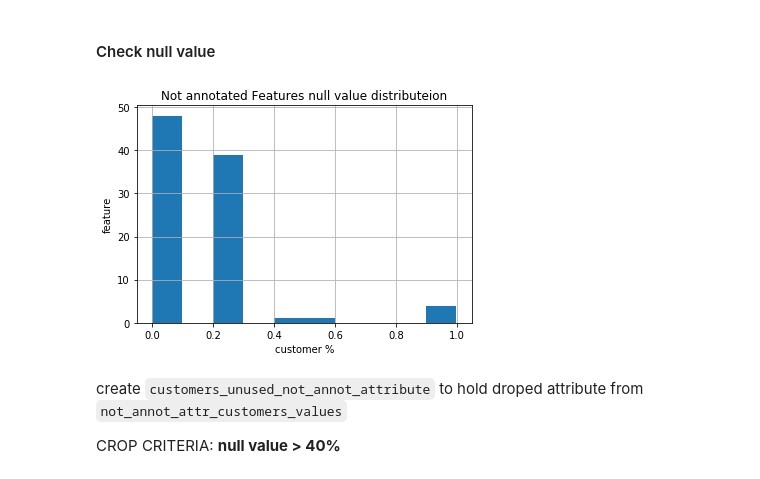
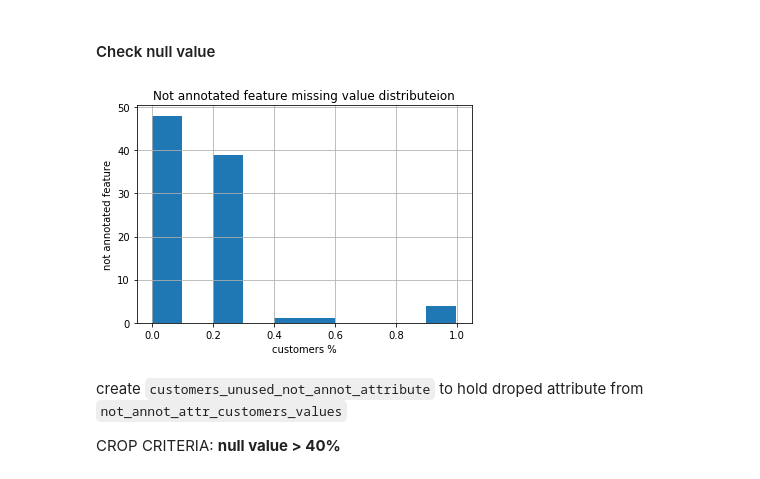
Before and after one commit to dragon7-fc/DSND-Capstone, a Jupyter notebook: Arvato Project Workbook.ipynb, the cells around one changed output. Saved outputs shown, nothing was run; the diff lists cells and outputs as text; code cells hidden in the pictures.

```diff
--- a/Arvato Project Workbook.ipynb
+++ b/Arvato Project Workbook.ipynb
@@ -467,12 +500,12 @@ memory usage: 136.0+ MB
 #### Check null value
 # %%
 customers_df[not_annot_attr_customers_values].isnull().mean().hist()
-plt.xlabel('customer %')
-plt.ylabel('feature')
-plt.title('Not annotated Features null value distributeion')
+plt.xlabel('customers %')
+plt.ylabel('not annotated feature')
+plt.title('Not annotated feature missing value distributeion')
 plt.show()
 # %% [output]
-[figure, old version]
+[figure, new version]
 # %% [markdown]
 create `customers_unused_not_annot_attribute` to hold droped attribute from `not_annot_attr_customers_values`
 
```
Also changed, not shown: parts of 64 cells of this notebook.
